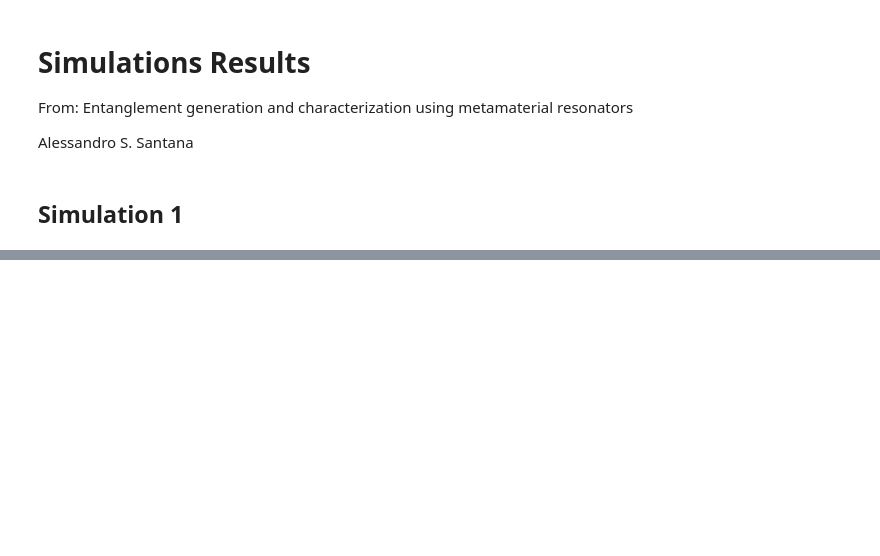
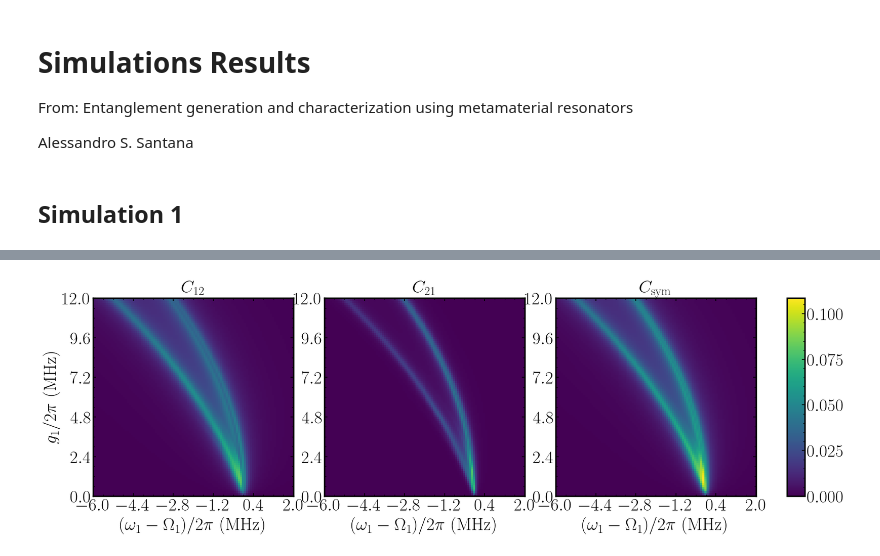
Before and after one commit to asantanah/code_for_paper, a Jupyter notebook: Airtigo_Results.ipynb, the cells around one changed output, grey strips where cells are left out. Drawn from its saved outputs; the diff is of its cells as text; code cells hidden in the pictures; blank space fills up the shorter version.

```diff
--- a/Airtigo_Results.ipynb
+++ b/Airtigo_Results.ipynb
@@ -258,0 +513,93 @@ plt.show()
+# %%
+fig = plt.figure(figsize=(20, 6))
+
+gs = gridspec.GridSpec(
+    1, 4,
+    width_ratios=[1, 1, 1, 0.09],
+    wspace=0.2
+)
+ax0 = fig.add_subplot(gs[0])
+ax1 = fig.add_subplot(gs[1])
+ax2 = fig.add_subplot(gs[2])
+cax = fig.add_subplot(gs[3])  # colorbar axis
+
+##############################################################
+# ---- Shared normalization ----
+vmin = 0
+vmax = max(z_list_1[5].max(), z_list_1[6].max(), z_list_1[7].max())
+nrm = mpl.colors.Normalize(vmin=vmin, vmax=vmax)
+
+##############################################################
+# ---- First plot ----
+im1 = ax0.pcolormesh(
+    x_list_1, y_list_1, z_list_1[5],
+    cmap=cm.viridis,
+    norm=nrm,
+    shading='auto'
+)
+ax0.set_xlabel(r'$(\omega_1 - \Omega_1)/2\pi$ (MHz)')
+ax0.set_ylabel(r'$g_1/2\pi$ (MHz)')
+ax0.set_xlim(x0, xf)
+ax0.set_ylim(y0, yf)
+ax0.xaxis.set_ticks(arange(x0, xf*1.01, delta_x/4))
+ax0.yaxis.set_ticks(arange(y0, yf*1.01, delta_y/4))
+ax0.set_title(r'$C_{12}$',pad=10)
+
+# overlays
+#ax0.text(-7.5, 12.5, r"$\mathbf{a}$", color='black', fontsize=50)
+
+##############################################################
+# ---- Second plot ----
+im2 = ax1.pcolormesh(
+    x_list_1, y_list_1, z_list_1[6],
+    cmap=cm.viridis,
+    norm=nrm,
+    shading='auto'
+)
+ax1.set_xlabel(r'$(\omega_1 - \Omega_1)/2\pi$ (MHz)')
+ax1.set_xlim(x0, xf)
+ax1.set_ylim(y0, yf)
+ax1.xaxis.set_ticks(arange(x0, xf*1.01, delta_x/4))
+ax1.yaxis.set_ticks(arange(y0, yf*1.01, delta_y/4))
+ax1.set_title(r'$C_{21}$',pad=10)
+
+# overlays
+#ax1.text(-7.5, 12.5, r"$\mathbf{b}$", color='black', fontsize=50)
+
+##############################################################
+# ---- Third plot ----
+im3 = ax2.pcolormesh(
+    x_list_1, y_list_1, z_list_1[7],
+    cmap=cm.viridis,
+    norm=nrm,
+    shading='auto'
+)
+ax2.set_xlabel(r'$(\omega_1 - \Omega_1)/2\pi$ (MHz)')
+ax2.set_xlim(x0, xf)
+ax2.set_ylim(y0, yf)
+ax2.xaxis.set_ticks(arange(x0, xf*1.01, delta_x/4))
+ax2.yaxis.set_ticks(arange(y0, yf*1.01, delta_y/4))
+ax2.set_title(r'$C_\mathrm{sym}$',pad=10)
+
+# overlays
+#ax2.text(-7.5, 12.5, r"$\mathbf{c}$", color='black', fontsize=50)
+
+##############################################################
+# ---- Colorbar ----
+cbar = fig.colorbar(im1, cax=cax)
+
+cbar.ax.tick_params(labelsize=ls)
+cbar.set_label(r'', rotation=270, labelpad=30, fontsize=fs)
+
+##############################################################
+# ---- Final spacing tweak ----
+plt.subplots_adjust(
+    left=0.08,
+    right=0.92,
+    bottom=0.12,
+    top=0.9
+)
+save_figure(fig, folder_1 + "Figures", "Sim1_Fig05", formats=["pdf"])
+
+plt.show()
+# %% [output]
@@ -258,0 +607 @@ plt.show()
+[figure, added]
```
Also changed, not shown: parts of 69 cells of this notebook, 41 other files.
